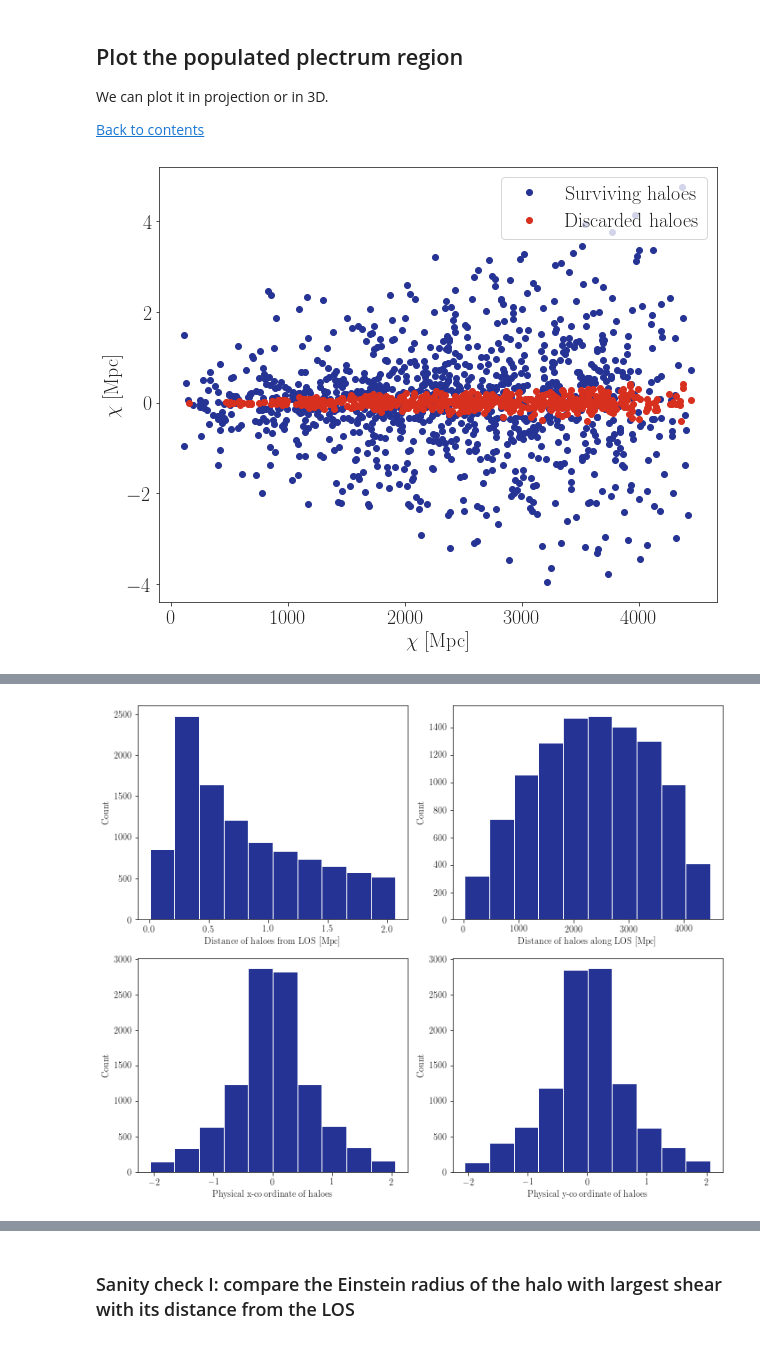
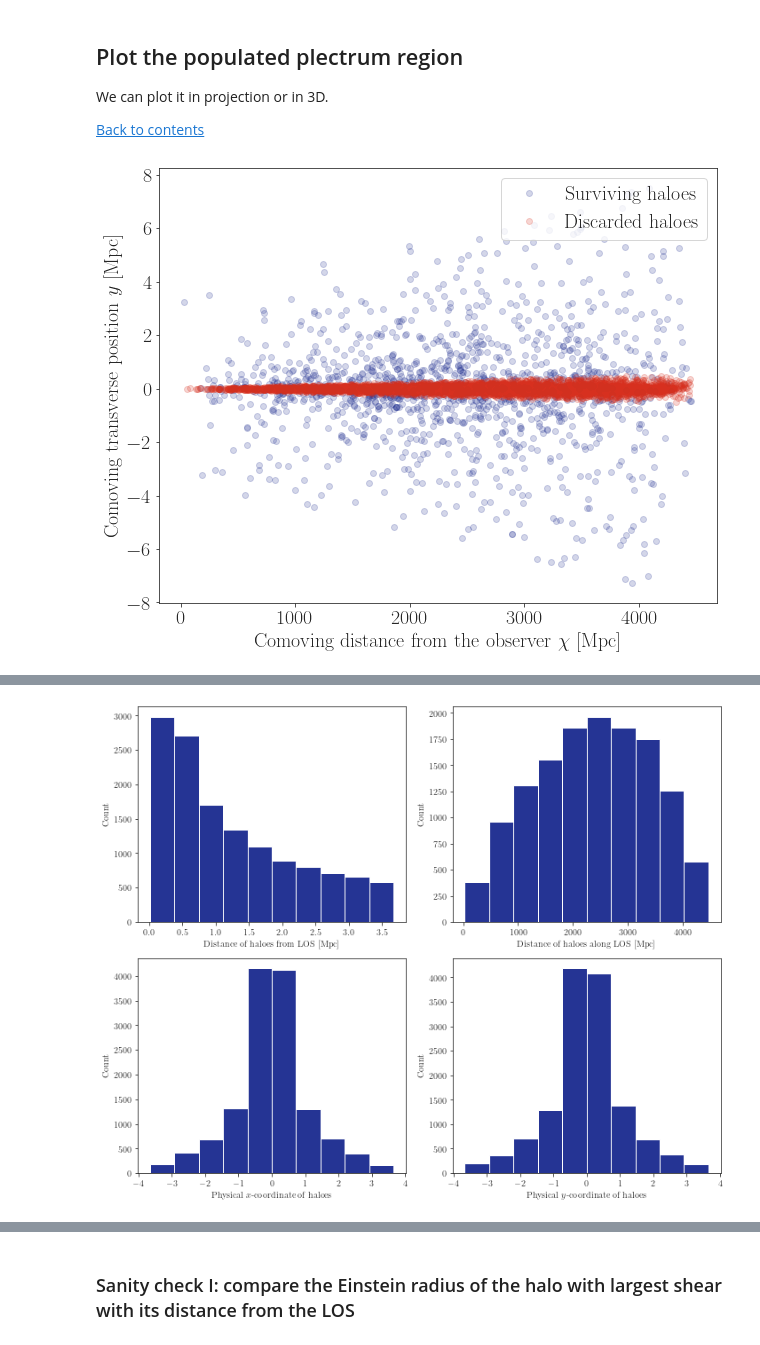
Before and after one commit to nataliehogg/los_proof_of_concept, a Jupyter notebook: distributed_haloes_generation.ipynb, the cells around one changed output, grey strips where cells are left out. Drawn from its saved outputs; the diff is of its cells as text; code cells hidden in the pictures.

```diff
--- a/distributed_haloes_generation.ipynb
+++ b/distributed_haloes_generation.ipynb
@@ -52,7 +52,8 @@ warnings.filterwarnings('ignore')
 %matplotlib inline
 
 # this is where the figures will be saved
-outpath  = r'/home/natalie/Documents/Projects/los_effects/figures/distributed_haloes/simple/'
+#outpath  = r'/home/natalie/Documents/Projects/los_effects/figures/distributed_haloes/simple/'
+outpath  = '/Users/pierrefleury/Documents/data/haloes/'
 # %% [markdown]
 ### Import `lenstronomy` packages
 # %%
@@ -259,9 +257,10 @@ $$
 # %%
 # compute R_0
 M = 1e12 * solar_mass # [kg]
-eps = 1e-4
+eps = 1e-5
 chis = dC(z_source) * 1e6 * parsec # [m]
-R_0_m = np.sqrt(2 * G_Newton * M * chis / clight**2 / eps) # [m]
+z12 = z_at_value(cosmo.comoving_distance, cosmo.comoving_distance(z_source)/2)
+R_0_m = np.sqrt(G_Newton * M * chis / clight**2 / (1 + z12) / eps) # [m]
 R_0 = R_0_m / (1e6 * parsec) # [Mpc]
 
 print('The maximum comoving radius R0 of the region is {:.3f} Mpc'.format(R_0))
@@ -624,32 +623,32 @@ else:
 # %%
 %matplotlib inline
 
 plt.figure(figsize = (10, 8))
 
 sur_co = surviving_haloes_dataframe['y_phys']*(surviving_haloes_dataframe['z']+1)
 dis_co = discarded_haloes_dataframe['y_phys']*(discarded_haloes_dataframe['z']+1)
 
 plt.plot(surviving_haloes_dataframe['d'][:cut], sur_co[:cut],
-         color = cool[2], ls = ' ', marker = marker, alpha = alpha,
+         color = cool[2], ls = ' ', marker = marker, alpha = 0.2,
          label = 'Surviving haloes', rasterized=True)
 
 plt.plot(discarded_haloes_dataframe['d'][:cut_discarded], dis_co[:cut_discarded],
-         color = warm[2], ls = ' ', marker = marker, alpha = 1,
+         color = warm[2], ls = ' ', marker = marker, alpha = 0.2,
          label = 'Discarded haloes', rasterized=True)
 
 # plt.xlim(z_observer, z_source)
 # plt.ylim(-0.5, 0.5)
 plt.xticks(fontsize=20)
 plt.yticks(fontsize=20)
-plt.xlabel('$\chi$ [Mpc]', fontsize=20)
-plt.ylabel('$\chi$ [Mpc]', fontsize=20)
+plt.xlabel('Comoving distance from the observer $\chi$ [Mpc]', fontsize=20)
+plt.ylabel('Comoving transverse position $y$ [Mpc]', fontsize=20)
 plt.legend(loc = 'upper right', fontsize=20)
 
 plt.savefig(outpath + job_name + '_region_rasterised_comoving.pdf', dpi=300, bbox_inches='tight', transparent=True)
 
 plt.show()
 # %% [output]
-[figure, old version]
+[figure, new version]
 # %%
 %matplotlib notebook
 fig = plt.figure(figsize=(12,12))
@@ -683,10 +682,10 @@ ax[0,1].hist(surviving_haloes_dataframe['d'], color = cool[2])
 ax[0,1].set_xlabel('Distance of haloes along LOS [Mpc]')
 
 ax[1,0].hist(surviving_haloes_dataframe['x_phys'], color = cool[2])
-ax[1,0].set_xlabel('Physical x-coordinate of haloes')
+ax[1,0].set_xlabel('Physical $x$-coordinate of haloes')
 
 ax[1,1].hist(surviving_haloes_dataframe['y_phys'], color = cool[2])
-ax[1,1].set_xlabel('Physical y-coordinate of haloes')
+ax[1,1].set_xlabel('Physical $y$-coordinate of haloes')
 
 for a in ax.flat:
     a.set_ylabel('Count')
@@ -695,7 +694,7 @@ fig.tight_layout()
 
 plt.show()
 # %% [output]
-[figure, old version]
+[figure, new version]
 # %%
 fig, ax = plt.subplots(1, 1, figsize=(8, 6))
 plt.hist(discarded_haloes_dataframe['d'], color = warm[2])
```
Also changed, not shown: parts of 21 cells of this notebook.
